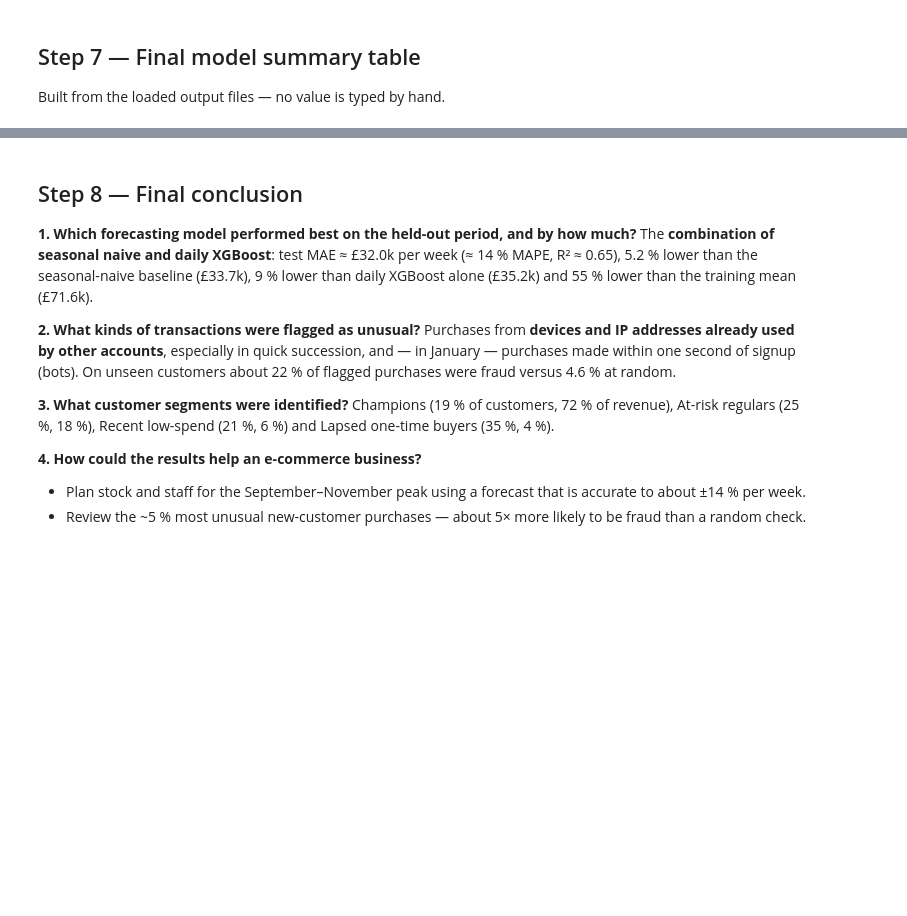
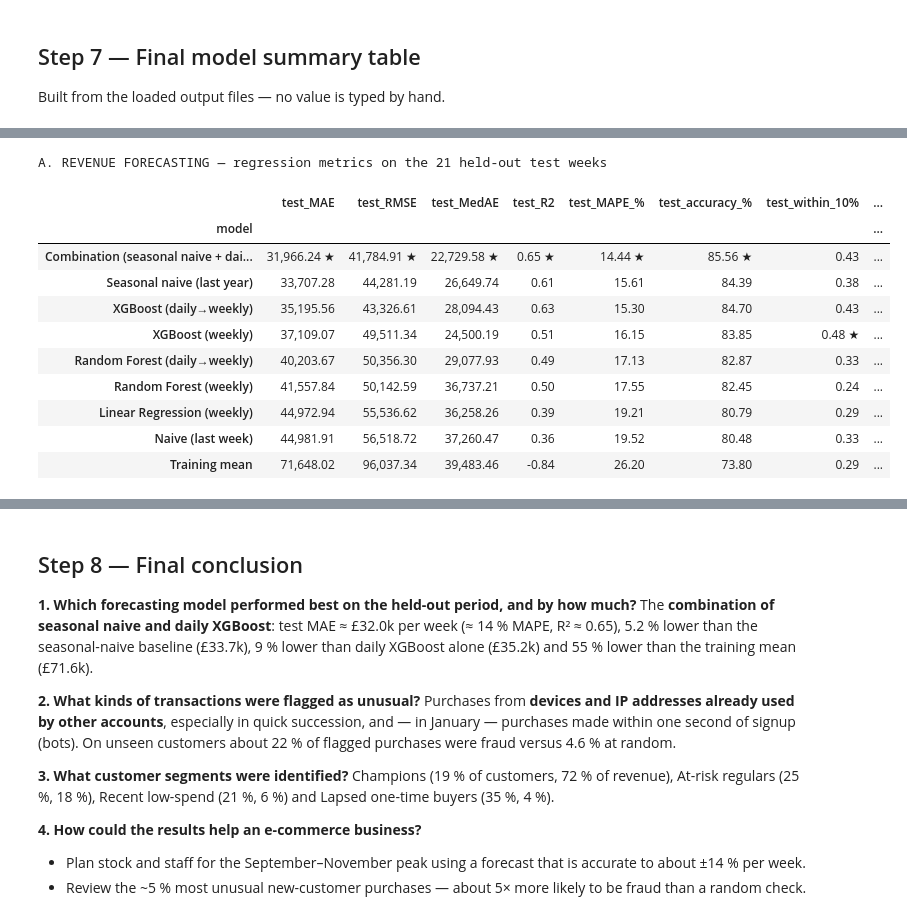
Before and after one commit to Orb-20/ecommerce-ml-cie-final, a Jupyter notebook: notebooks/04_Final_Model_Comparison_and_Summary.ipynb, the cells around one changed output, grey strips where cells are left out. Drawn from its saved outputs; the diff is of its cells as text; code cells hidden in the pictures; blank space fills up the shorter version.

```diff
--- a/notebooks/04_Final_Model_Comparison_and_Summary.ipynb
+++ b/notebooks/04_Final_Model_Comparison_and_Summary.ipynb
@@ -377,0 +388,32 @@ with pd.option_context("display.max_colwidth", None):
+# %%
+def mark_best(table, higher_is_better, lower_is_better, fmt="{:.3f}"):
+    """Format a metric table as text and put a ★ next to the best value in each listed column."""
+    shown = table.copy().astype(object)
+    for column in list(higher_is_better) + list(lower_is_better):
+        values = table[column].dropna()
+        best = values.idxmax() if column in higher_is_better else values.idxmin()
+        shown[column] = [fmt.format(v) + (" ★" if i == best else "") for i, v in table[column].items()]
+    return shown
+
+print("A. REVENUE FORECASTING — regression metrics on the 21 held-out test weeks")
+forecast_view = forecast_full[["test_MAE", "test_RMSE", "test_MedAE", "test_R2", "test_MAPE_%", "test_accuracy_%",
+                               "test_within_10%", "test_within_20%", "test_bias", "train_MAE", "train_R2",
+                               "backtest_MAE", "backtest_RMSE", "overall_rank"]]
+with pd.option_context("display.max_columns", None, "display.width", 250):
+    display(mark_best(forecast_view,
+                      ["test_R2", "test_accuracy_%", "test_within_10%", "test_within_20%"],
+                      ["test_MAE", "test_RMSE", "test_MedAE", "test_MAPE_%", "backtest_MAE", "backtest_RMSE"],
+                      fmt="{:,.2f}"))
+# %% [output]
+A. REVENUE FORECASTING — regression metrics on the 21 held-out test weeks
+|  | test_MAE | test_RMSE | test_MedAE | test_R2 | test_MAPE_% | test_accuracy_% | test_within_10% | ... |
+| model |  |  |  |  |  |  |  | ... |
+| Combination (seasonal naive + dai... | 31,966.24 ★ | 41,784.91 ★ | 22,729.58 ★ | 0.65 ★ | 14.44 ★ | 85.56 ★ | 0.43 | ... |
+| Seasonal naive (last year) | 33,707.28 | 44,281.19 | 26,649.74 | 0.61 | 15.61 | 84.39 | 0.38 | ... |
+| XGBoost (daily→weekly) | 35,195.56 | 43,326.61 | 28,094.43 | 0.63 | 15.30 | 84.70 | 0.43 | ... |
+| XGBoost (weekly) | 37,109.07 | 49,511.34 | 24,500.19 | 0.51 | 16.15 | 83.85 | 0.48 ★ | ... |
+| Random Forest (daily→weekly) | 40,203.67 | 50,356.30 | 29,077.93 | 0.49 | 17.13 | 82.87 | 0.33 | ... |
+| Random Forest (weekly) | 41,557.84 | 50,142.59 | 36,737.21 | 0.50 | 17.55 | 82.45 | 0.24 | ... |
+| Linear Regression (weekly) | 44,972.94 | 55,536.62 | 36,258.26 | 0.39 | 19.21 | 80.79 | 0.29 | ... |
+| Naive (last week) | 44,981.91 | 56,518.72 | 37,260.47 | 0.36 | 19.52 | 80.48 | 0.33 | ... |
+| Training mean | 71,648.02 | 96,037.34 | 39,483.46 | -0.84 | 26.20 | 73.80 | 0.29 | ... |
```
Also changed, not shown: parts of 7 cells of this notebook, 25 other files.
